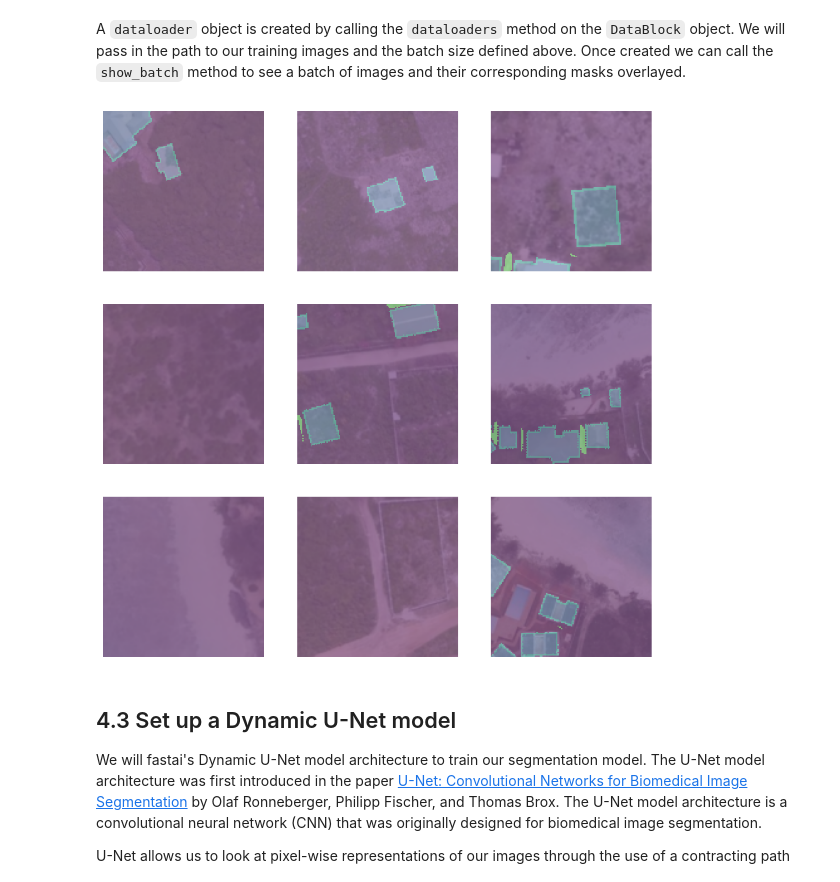
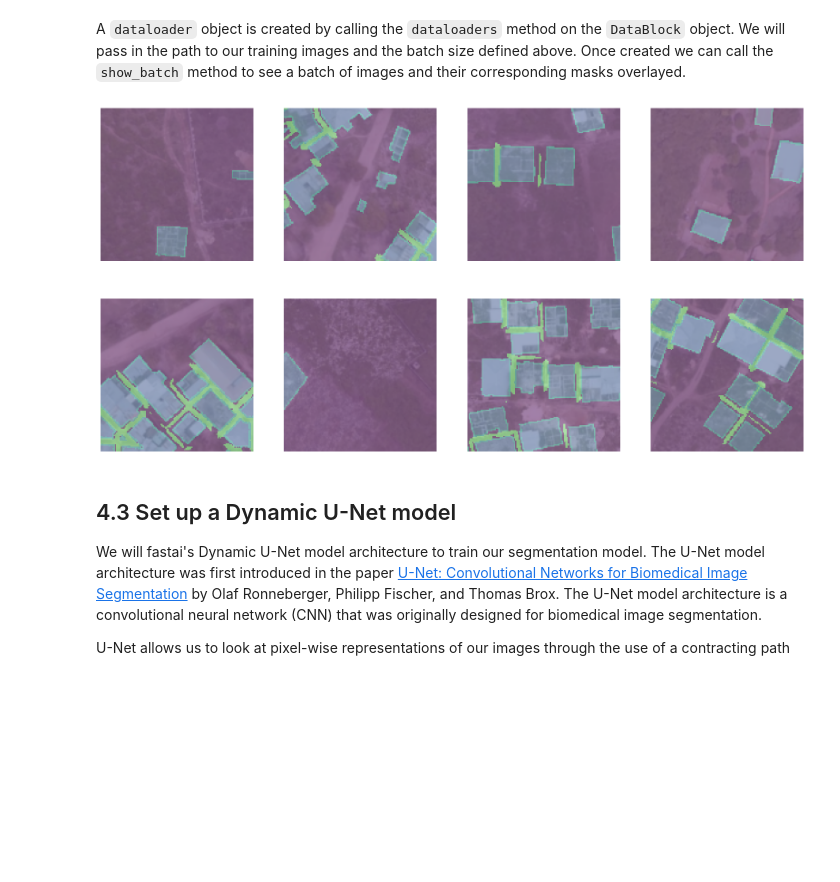
Before and after one commit to imharrisonking/rooftop-segmentation, a Jupyter notebook: training.ipynb, the cells around one changed output. Cells and saved outputs as stored; diff of their text form; code cells hidden in the pictures; blank space fills up the shorter version.

```diff
--- a/training.ipynb
+++ b/training.ipynb
@@ -348,7 +350,7 @@ class_mapping = {'Void': 0, 'Footprint': 1, 'Boundary': 2, 'Contact': 3}
 # %%
 # Define the image size and batch size
 size = int(TILE_SIZE / 2)
-batch_size = 16
+batch_size = 8
 
 # Define the data augmentation transforms to apply to the images and masks
 batch_transforms = aug_transforms(flip_vert=True, max_warp=0.1, max_rotate=30, max_zoom=2, max_lighting=0.2, size=size)
@@ -364,10 +366,10 @@ A `dataloader` object is created by calling the `dataloaders` method on the `Dat
 # %%
 dataloders = buildings.dataloaders(path_images, bs=batch_size)
 
 # Show a batch of images and masks
-dataloders.show_batch(max_n=9, figsize=(10, 10), alpha=0.5, cmap='viridis')
+dataloders.show_batch(max_n=8, figsize=(20, 10), alpha=0.5, cmap='viridis')
 # %% [output]
-[figure, old version]
+[figure, new version]
 # %%
 # Make our vocabulary a part of the dataloaders, loss function needs to deal with the Void label
 dataloders.vocab = classes
```
Also changed, not shown: parts of 23 cells of this notebook.
